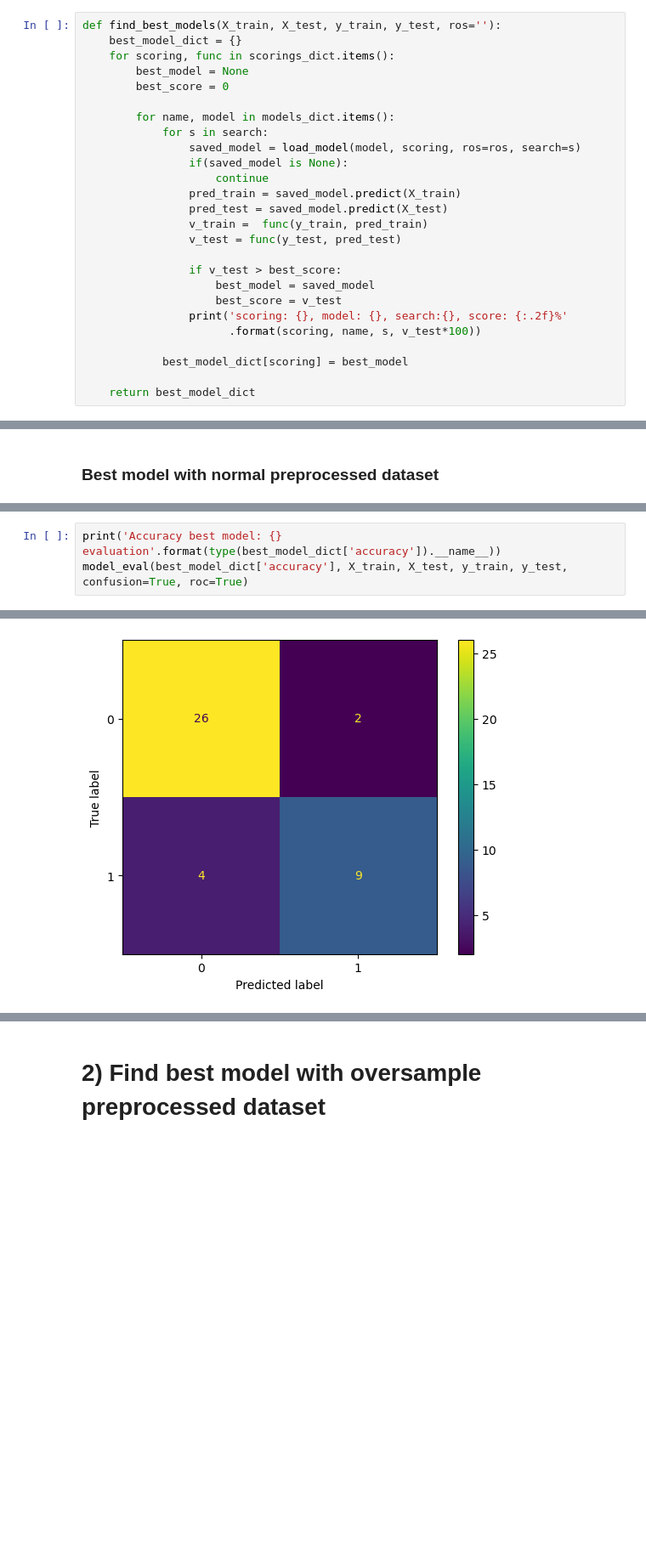
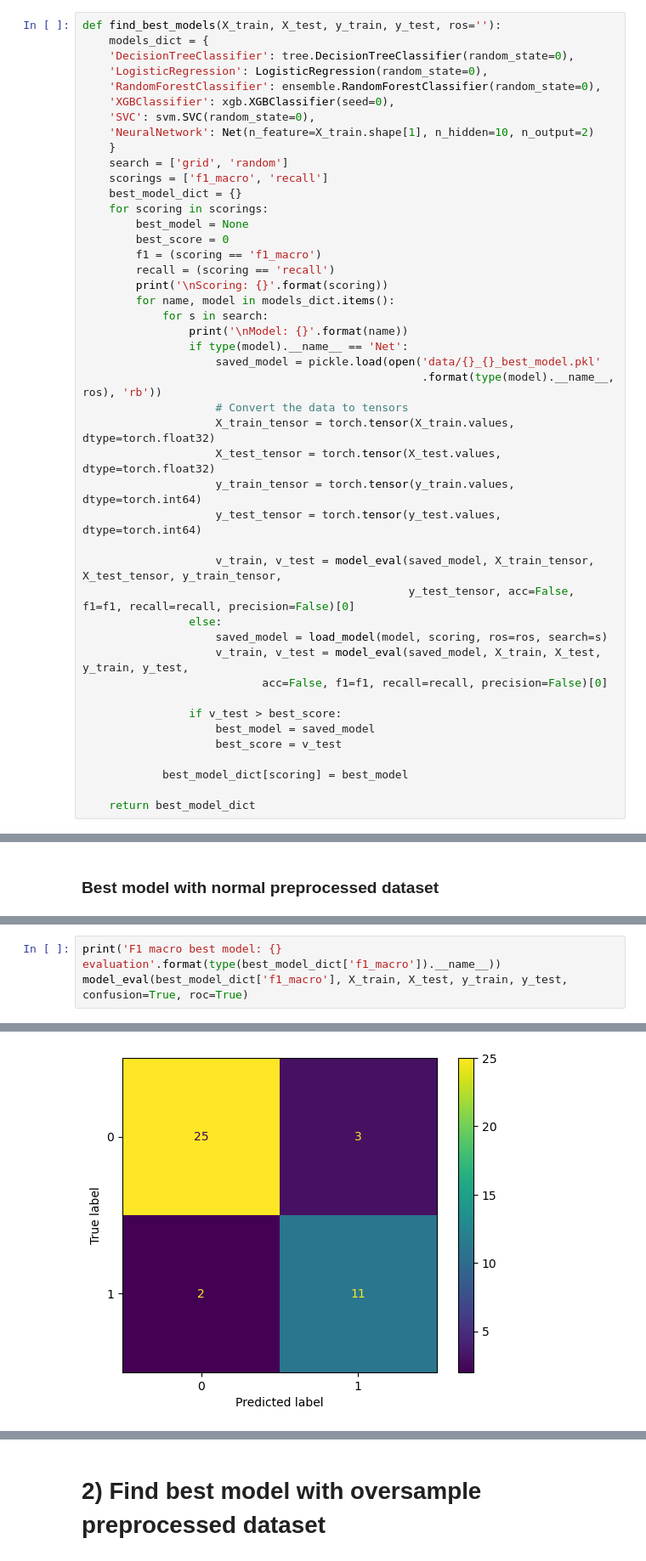
Before and after one commit to kimlindner/Type2DiabetesDetection_ML_Project, a Jupyter notebook: Fine_tuning.ipynb, the cells around one changed output, grey strips where cells are left out. Shown at 85% size. Saved outputs shown, nothing was run; the diff lists cells and outputs as text; blank space fills up the shorter version.

```diff
--- a/Fine_tuning.ipynb
+++ b/Fine_tuning.ipynb
@@ -32,26 +82,45 @@ scorings_dict = {'accuracy': accuracy_score,
 ### Function to find best models
 # %%
 def find_best_models(X_train, X_test, y_train, y_test, ros=''):
+    models_dict = {
+    'DecisionTreeClassifier': tree.DecisionTreeClassifier(random_state=0),
+    'LogisticRegression': LogisticRegression(random_state=0),
+    'RandomForestClassifier': ensemble.RandomForestClassifier(random_state=0),
+    'XGBClassifier': xgb.XGBClassifier(seed=0),
+    'SVC': svm.SVC(random_state=0),
+    'NeuralNetwork': Net(n_feature=X_train.shape[1], n_hidden=10, n_output=2)
+    }
+    search = ['grid', 'random']
+    scorings = ['f1_macro', 'recall']
     best_model_dict = {}
-    for scoring, func in scorings_dict.items():
+    for scoring in scorings:
         best_model = None
         best_score = 0
-
+        f1 = (scoring == 'f1_macro')
+        recall = (scoring == 'recall')
+        print('\nScoring: {}'.format(scoring))
         for name, model in models_dict.items():
             for s in search:
-                saved_model = load_model(model, scoring, ros=ros, search=s)
-                if(saved_model is None):
-                    continue
-                pred_train = saved_model.predict(X_train)
-                pred_test = saved_model.predict(X_test)
-                v_train =  func(y_train, pred_train)
-                v_test = func(y_test, pred_test)
+                print('\nModel: {}'.format(name))
+                if type(model).__name__ == 'Net':
+                    saved_model = pickle.load(open('data/{}_{}_best_model.pkl'
+                                                   .format(type(model).__name__, ros), 'rb'))
+                    # Convert the data to tensors
+                    X_train_tensor = torch.tensor(X_train.values, dtype=torch.float32)
+                    X_test_tensor = torch.tensor(X_test.values, dtype=torch.float32)
+                    y_train_tensor = torch.tensor(y_train.values, dtype=torch.int64)
+                    y_test_tensor = torch.tensor(y_test.values, dtype=torch.int64)
+
+                    v_train, v_test = model_eval(saved_model, X_train_tensor, X_test_tensor, y_train_tensor,
+                                                 y_test_tensor, acc=False, f1=f1, recall=recall, precision=False)[0]
+                else:
+                    saved_model = load_model(model, scoring, ros=ros, search=s)
+                    v_train, v_test = model_eval(saved_model, X_train, X_test, y_train, y_test,
+                           acc=False, f1=f1, recall=recall, precision=False)[0]
 
                 if v_test > best_score:
                     best_model = saved_model
                     best_score = v_test
-                print('scoring: {}, model: {}, search:{}, score: {:.2f}%'
-                      .format(scoring, name, s, v_test*100))
 
             best_model_dict[scoring] = best_model
 
@@ -99,4 +165,4 @@ scoring: recall, model: SVC, search:random, score: 61.54%
 # %%
-print('Accuracy best model: {} evaluation'.format(type(best_model_dict['accuracy']).__name__))
-model_eval(best_model_dict['accuracy'], X_train, X_test, y_train, y_test, confusion=True, roc=True)
+print('F1 macro best model: {} evaluation'.format(type(best_model_dict['f1_macro']).__name__))
+model_eval(best_model_dict['f1_macro'], X_train, X_test, y_train, y_test, confusion=True, roc=True)
 # %% [output]
@@ -120,4 +186,4 @@ Evaluation: precision_score
 
 Evaluation: confusion_matrix
-[figure, old version]
+[figure, new version]
 Evaluation: roc
```
Also changed, not shown: parts of 29 cells of this notebook.
